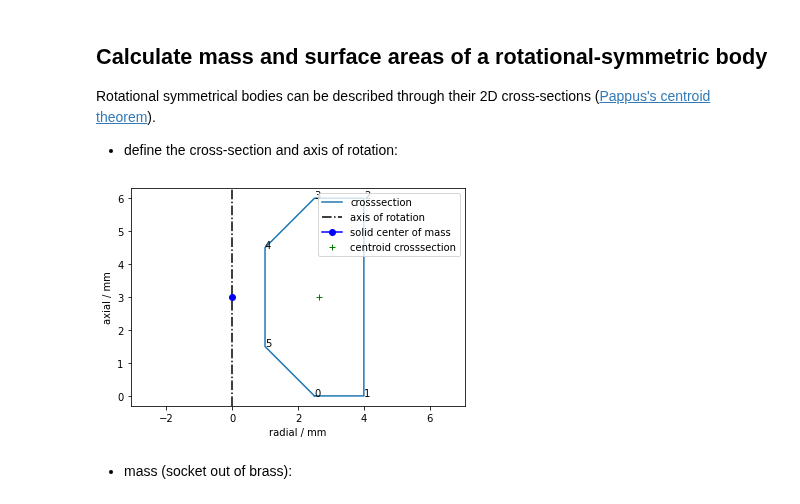
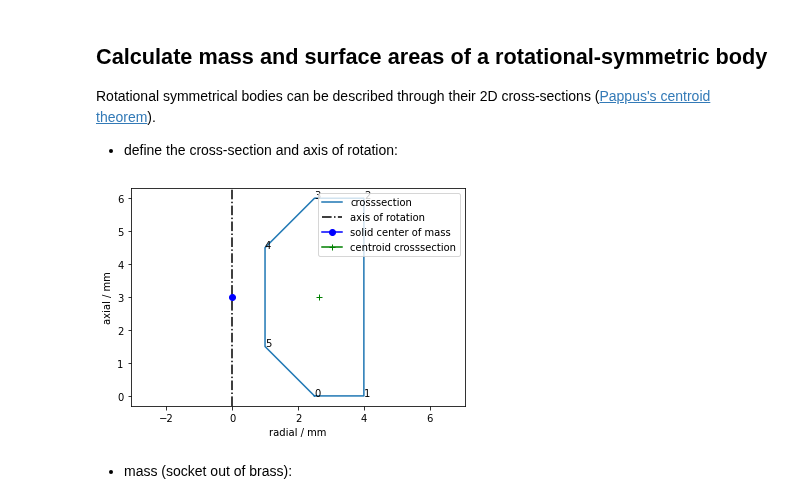
Before and after one commit to gerritnowald/polygon, a Jupyter notebook: examples/examples.ipynb, the cells around one changed output. Cells and saved outputs as stored; diff of their text form; code cells hidden in the pictures.

Commit message:
plotCenterMassCrossSection

```diff
--- a/examples/examples.ipynb
+++ b/examples/examples.ipynb
@@ -106,16 +106,16 @@ socket = polygon(Vertices, axis=1)
 # %%
 plt.figure()
 socket.plot(numbers=True, label='crosssection')
 socket.plotRotationAxis(label='axis of rotation')
-socket.plotCenterMass(marker='o', color='b', label='solid center of mass')
-plt.plot(socket.CenterMassCrossSection[0], socket.CenterMassCrossSection[1], 'g+', label='centroid crosssection')
+socket.plotCenterMass(label='solid center of mass', marker='o', color='b')
+socket.plotCenterMassCrossSection(label='centroid crosssection')
 plt.legend()
 plt.xlabel('radial / mm')
 plt.ylabel('axial / mm')
 plt.axis('equal')
 plt.show()
 # %% [output]
-[figure, old version]
+[figure, new version]
 # %% [markdown]
 - mass (socket out of brass):
 # %%
```
Also changed, not shown: parts of 3 cells of this notebook, 5 other files.
